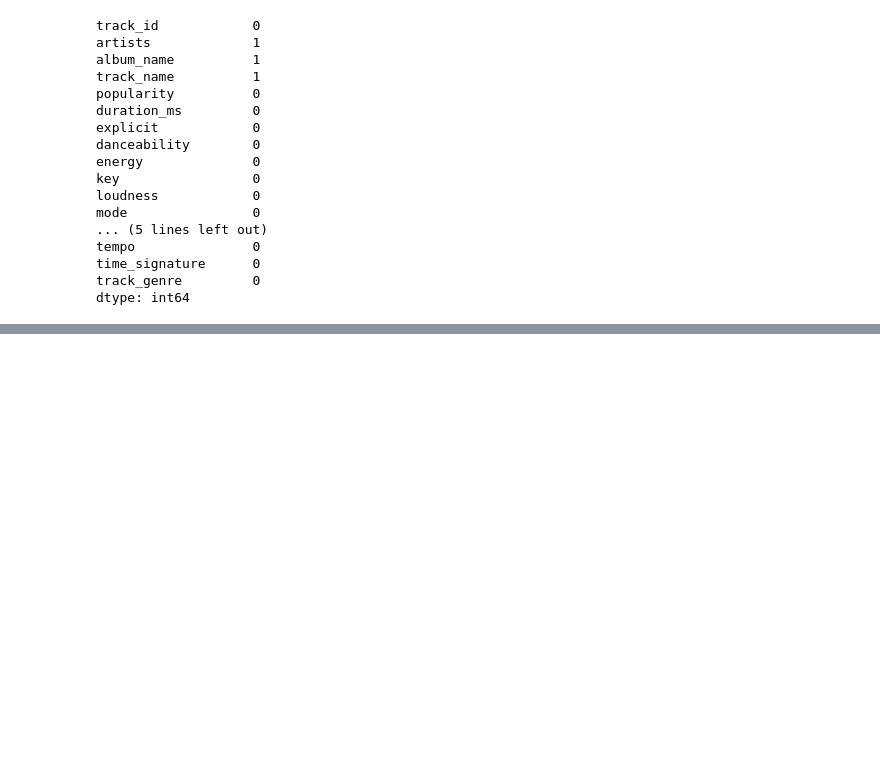
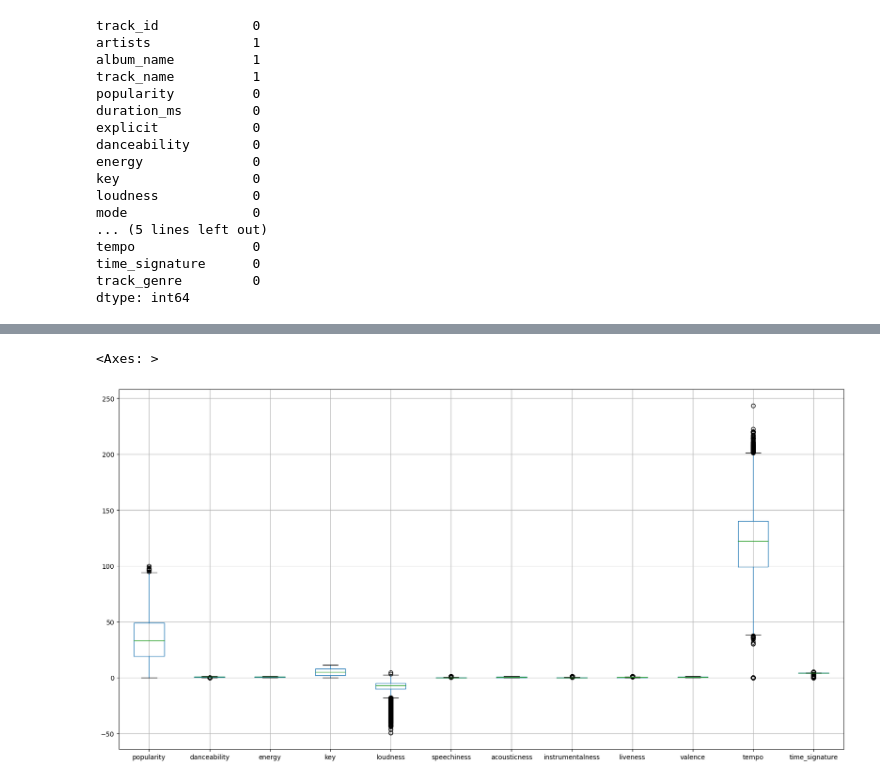
Before and after one commit to gabrielaaabreu/7daysofcode-Alura---Machine-Learning, a Jupyter notebook: 7daysofcode_Machine_Learning.ipynb, the cells around one changed output, grey strips where cells are left out. Cells and saved outputs as stored; diff of their text form; code cells hidden in the pictures; blank space fills up the shorter version.

```diff
--- a/7daysofcode_Machine_Learning.ipynb
+++ b/7daysofcode_Machine_Learning.ipynb
@@ -287,0 +280,6 @@ Passing `palette` without assigning `hue` is deprecated and will be removed in v
+# %%
+df2 = df.drop(['duration_ms', 'explicit', 'mode'], axis=1)
+df2.boxplot(figsize=(20, 10))
+# %% [output]
+<Axes: >
+[figure, added]
```
Also changed, not shown: parts of 51 cells of this notebook.
